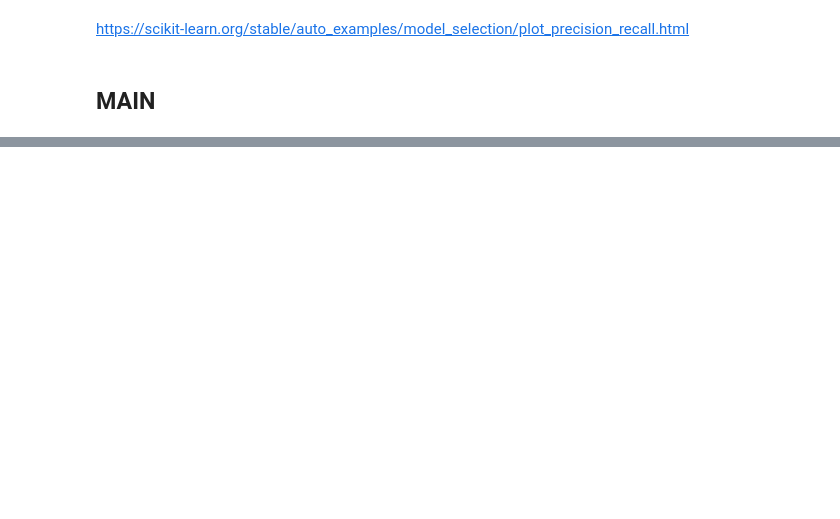
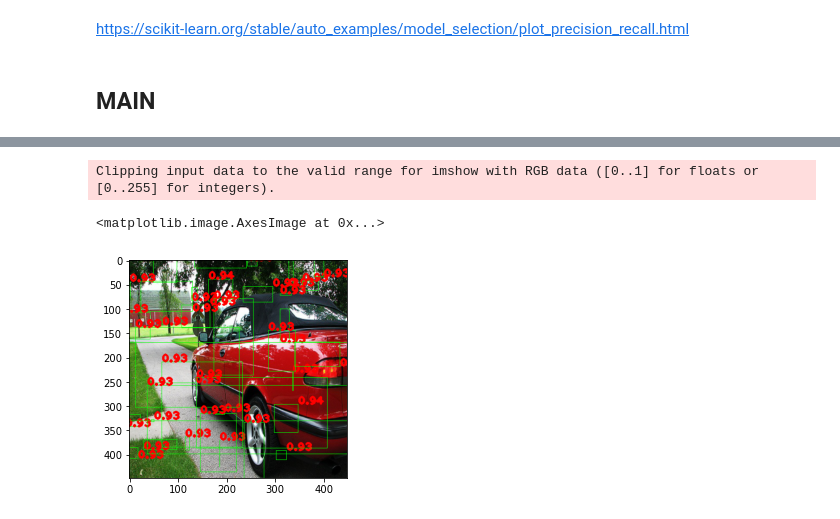
Before and after one commit to bindas1/YOLO-recreated, a Jupyter notebook: Forward_propagation.ipynb, the cells around one changed output, grey strips where cells are left out. Drawn from its saved outputs; the diff is of its cells as text; code cells hidden in the pictures; blank space fills up the shorter version.

```diff
--- a/Forward_propagation.ipynb
+++ b/Forward_propagation.ipynb
@@ -635,0 +558,2 @@ RuntimeError: Function 'NativeBatchNormBackward' returned nan values in its 0th
+# %%
+predictions, targets = utils.pred_and_target_boxes(one_batch, model, single_batch=True)
@@ -636,2 +589,31 @@ RuntimeError: Function 'NativeBatchNormBackward' returned nan values in its 0th
+# %%
+import cv2
+import matplotlib.pyplot as plt
+
+FONT = cv2.FONT_HERSHEY_PLAIN
+green = (0, 255, 0)
+red = (255, 0, 0)
+thickness = 1
+font_size = 1.5
+
+i=1
+
+un_norm = dataset.DeNormalize(dataset.MEAN, dataset.STD)
+# denormalize the image
+npimg = un_norm(one_batch[0][i].clone()).numpy()
+npimg = npimg.transpose((1, 2, 0)).copy()
+
+for idx, class_no, conf, x, y, x2, y2 in predictions:
+    if idx == i:
+        x, y, x2, y2 = int(x*448), int(y*448), int(x2*448), int(y2*448)
+        cv2.rectangle(npimg, (x, y), (x2, y2), green, thickness)
+        cv2.putText(npimg, "{:.2f}".format(conf), (x, y), FONT, font_size, red, thickness + 2)
+
+# Display the image
+plt.imshow(npimg)
+# %% [output]
+Clipping input data to the valid range for imshow with RGB data ([0..1] for floats or [0..255] for integers).
+<matplotlib.image.AxesImage at 0x...>
+[figure, added]
 # %%
 torch.cuda.empty_cache()
```
Also changed, not shown: parts of 22 cells of this notebook, 2 other files.
